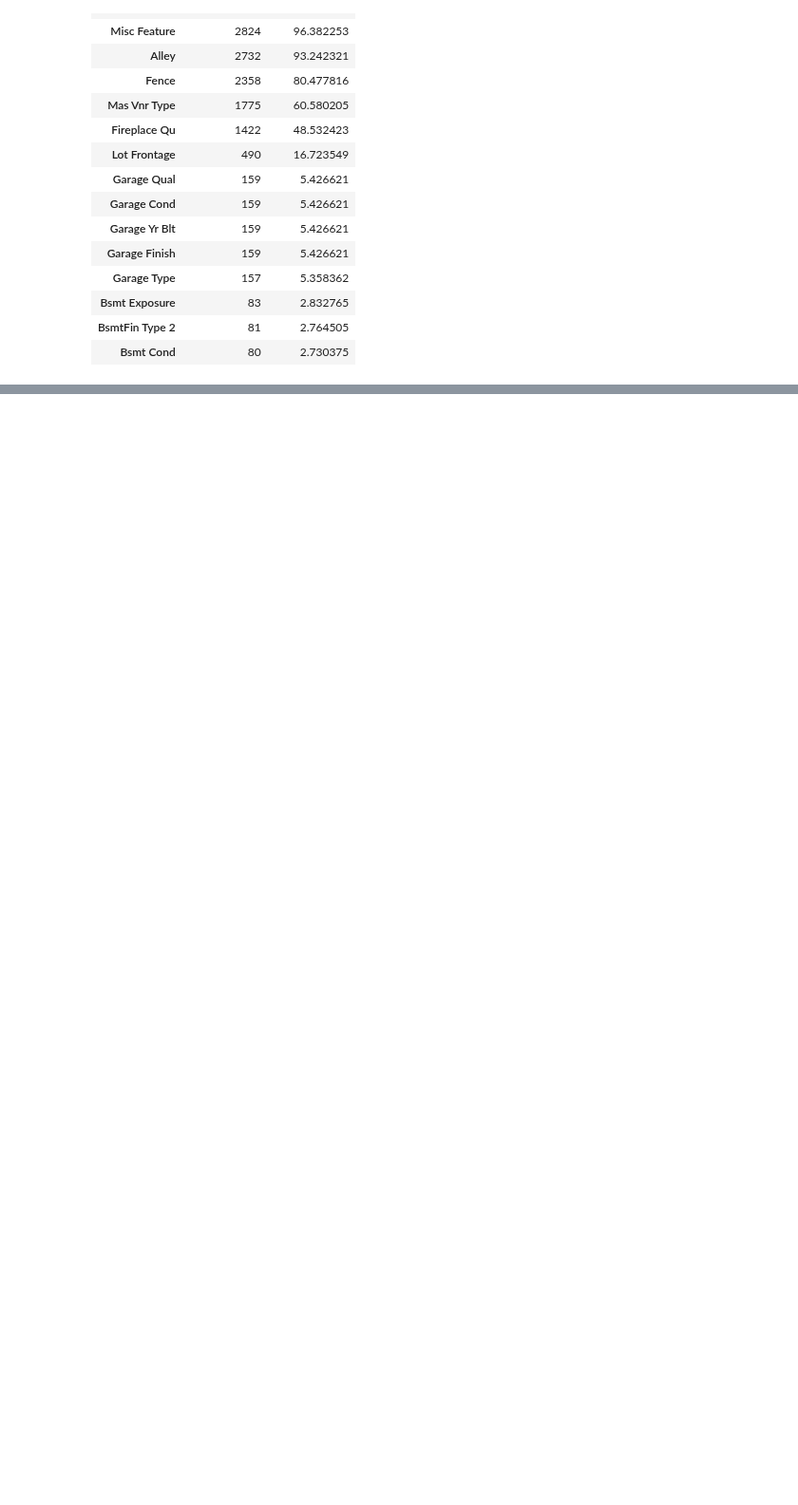
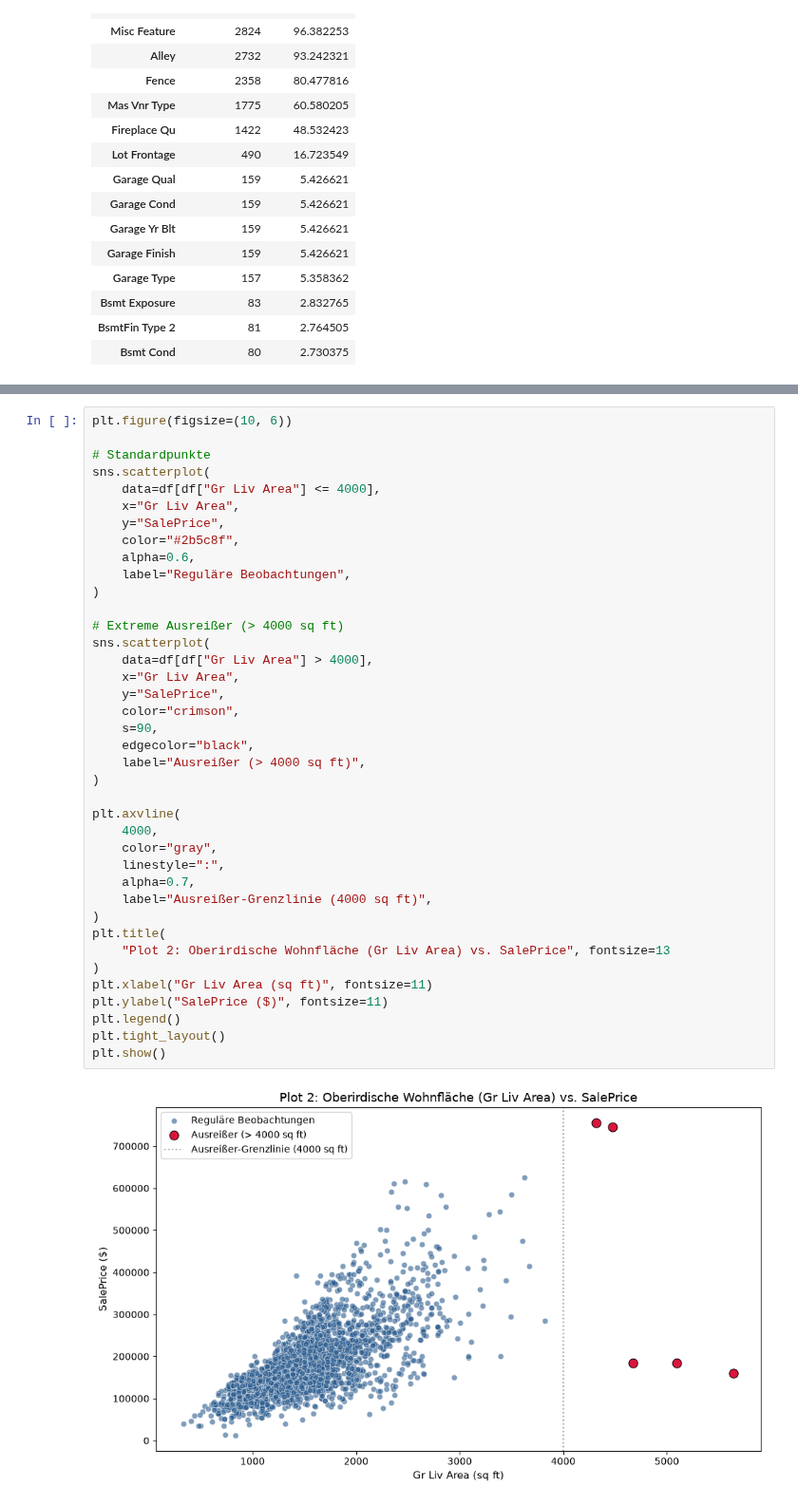
Before and after one commit to AdelinGabriel21/ames-housing-analysis, a Jupyter notebook: notebooks/01_exploratory_data_analysis.ipynb, the cells around one changed output, grey strips where cells are left out. Shown at 95% size. Drawn from its saved outputs; the diff is of its cells as text; blank space fills up the shorter version.

```diff
--- a/notebooks/01_exploratory_data_analysis.ipynb
+++ b/notebooks/01_exploratory_data_analysis.ipynb
@@ -89,0 +161,41 @@ memory usage: 1.8 MB
+# %%
+plt.figure(figsize=(10, 6))
+
+# Standardpunkte
+sns.scatterplot(
+    data=df[df["Gr Liv Area"] <= 4000],
+    x="Gr Liv Area",
+    y="SalePrice",
+    color="#2b5c8f",
+    alpha=0.6,
+    label="Reguläre Beobachtungen",
+)
+
+# Extreme Ausreißer (> 4000 sq ft)
+sns.scatterplot(
+    data=df[df["Gr Liv Area"] > 4000],
+    x="Gr Liv Area",
+    y="SalePrice",
+    color="crimson",
+    s=90,
+    edgecolor="black",
+    label="Ausreißer (> 4000 sq ft)",
+)
+
+plt.axvline(
+    4000,
+    color="gray",
+    linestyle=":",
+    alpha=0.7,
+    label="Ausreißer-Grenzlinie (4000 sq ft)",
+)
+plt.title(
+    "Plot 2: Oberirdische Wohnfläche (Gr Liv Area) vs. SalePrice", fontsize=13
+)
+plt.xlabel("Gr Liv Area (sq ft)", fontsize=11)
+plt.ylabel("SalePrice ($)", fontsize=11)
+plt.legend()
+plt.tight_layout()
+plt.show()
+# %% [output]
+[figure, added]
```
Also changed, not shown: parts of 11 cells of this notebook.
